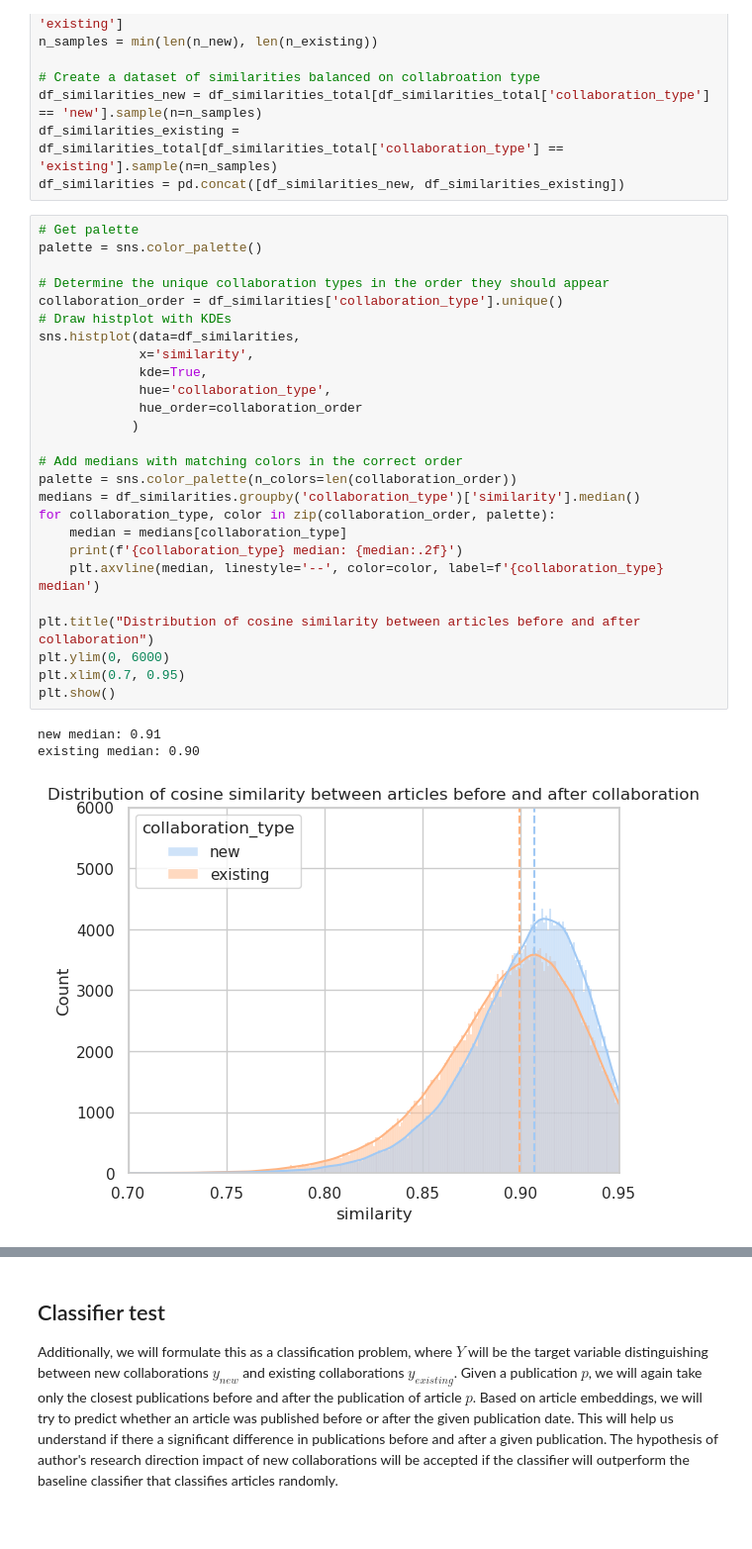
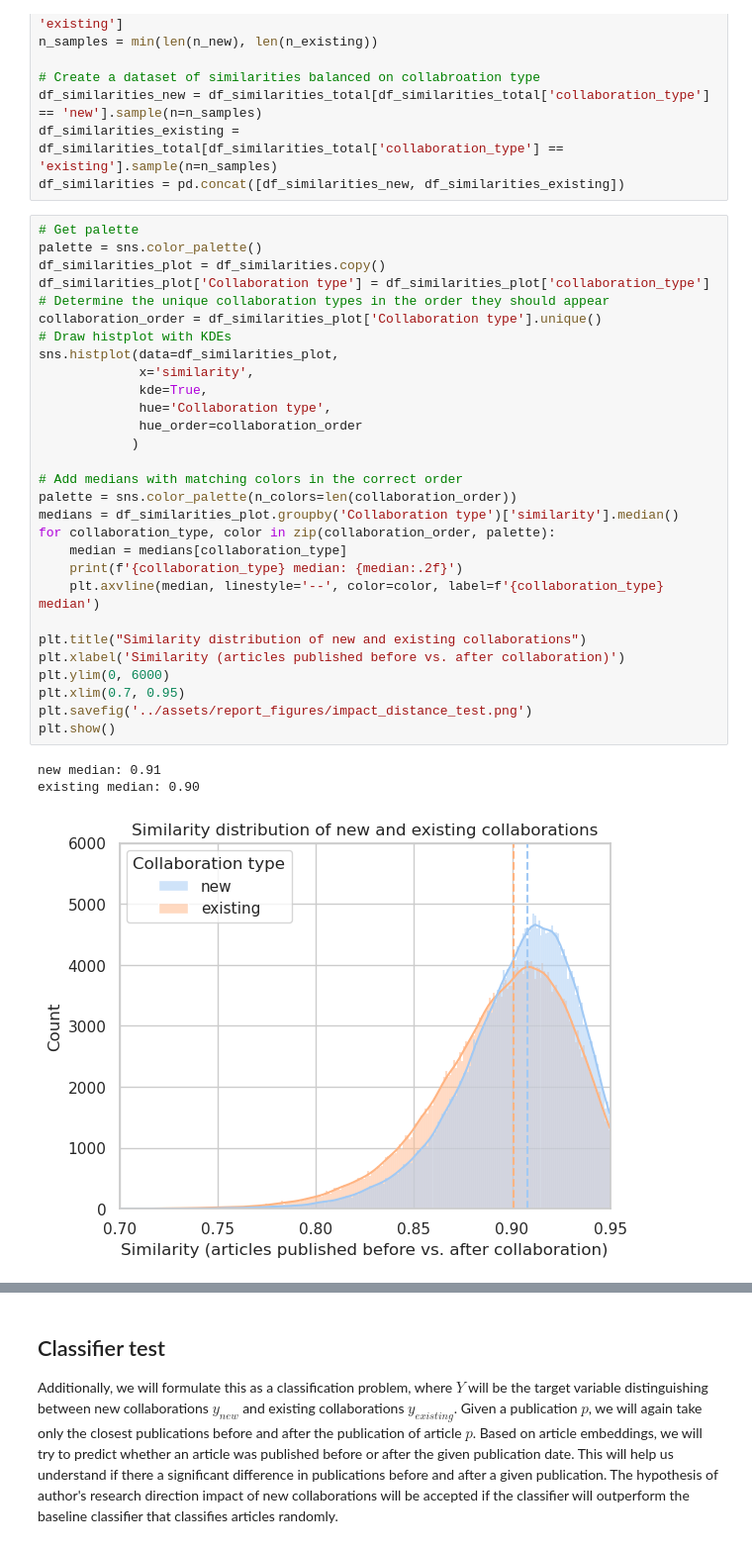
Before and after one commit to eutopia-collaboration-recommender/ecr-analytics, a Jupyter notebook: src/notebooks/05_new_collaborations_impact_on_author_research_direction.ipynb, the cells around one changed output, grey strips where cells are left out. Shown at 99% size. Drawn from its saved outputs; the diff is of its cells as text.

```diff
--- a/src/notebooks/05_new_collaborations_impact_on_author_research_direction.ipynb
+++ b/src/notebooks/05_new_collaborations_impact_on_author_research_direction.ipynb
@@ -231,33 +231,36 @@ df_similarities = pd.concat([df_similarities_new, df_similarities_existing])
 # %%
 # Get palette
 palette = sns.color_palette()
-
+df_similarities_plot = df_similarities.copy()
+df_similarities_plot['Collaboration type'] = df_similarities_plot['collaboration_type']
 # Determine the unique collaboration types in the order they should appear
-collaboration_order = df_similarities['collaboration_type'].unique()
+collaboration_order = df_similarities_plot['Collaboration type'].unique()
 # Draw histplot with KDEs
-sns.histplot(data=df_similarities,
+sns.histplot(data=df_similarities_plot,
              x='similarity',
              kde=True,
-             hue='collaboration_type',
+             hue='Collaboration type',
              hue_order=collaboration_order
             )
 
 # Add medians with matching colors in the correct order
 palette = sns.color_palette(n_colors=len(collaboration_order))
-medians = df_similarities.groupby('collaboration_type')['similarity'].median()
+medians = df_similarities_plot.groupby('Collaboration type')['similarity'].median()
 for collaboration_type, color in zip(collaboration_order, palette):
     median = medians[collaboration_type]
     print(f'{collaboration_type} median: {median:.2f}')
     plt.axvline(median, linestyle='--', color=color, label=f'{collaboration_type} median')
 
-plt.title("Distribution of cosine similarity between articles before and after collaboration")
+plt.title("Similarity distribution of new and existing collaborations")
+plt.xlabel('Similarity (articles published before vs. after collaboration)')
 plt.ylim(0, 6000)
 plt.xlim(0.7, 0.95)
+plt.savefig('../assets/report_figures/impact_distance_test.png')
 plt.show()
 # %% [output]
 new median: 0.91
 existing median: 0.90
-[figure, old version]
+[figure, new version]
 # %%
 # Extract similarities for each collaboration type and convert to numpy arrays
 similarities_new = np.array(df_similarities_new['similarity'], dtype=np.float32)
```
Also changed, not shown: parts of 13 cells of this notebook, 19 other files.
